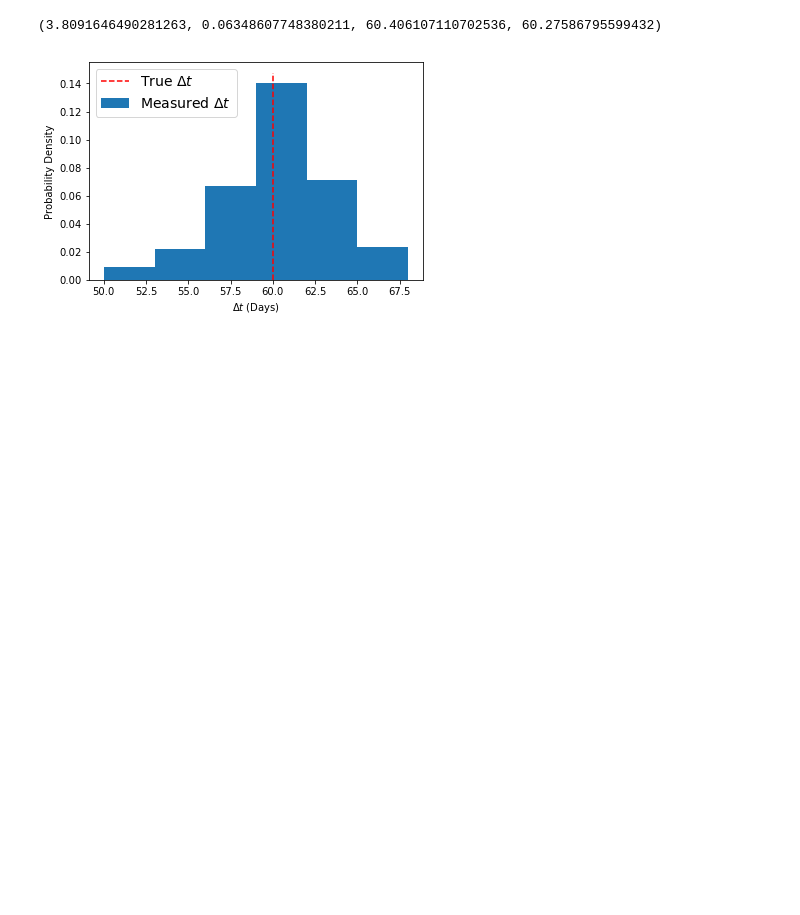
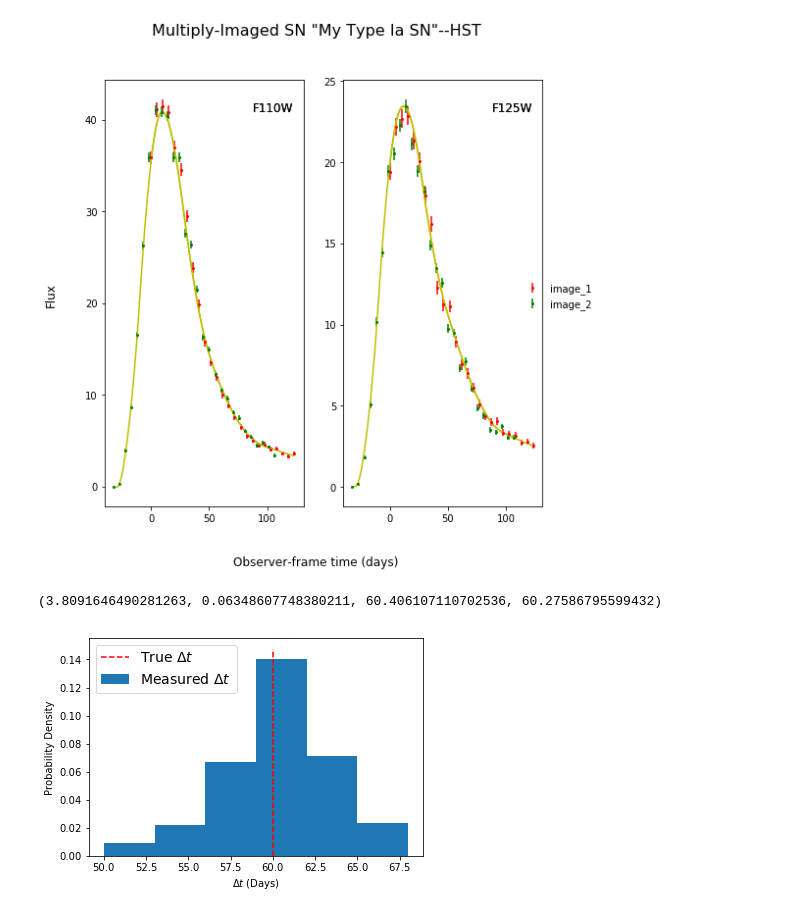
Before and after one commit to jpierel14/sntd, a Jupyter notebook: manuscript_caseStudies.ipynb, the cells around one changed output. Drawn from its saved outputs; the diff is of its cells as text; code cells hidden in the pictures; blank space fills up the shorter version.

Commit message:
combined fit all good

```diff
--- a/manuscript_caseStudies.ipynb
+++ b/manuscript_caseStudies.ipynb
@@ -37,13 +49,17 @@ fig=fitCurves.plot_object(savefig=False,showModel=False,combined=False,showFit=T
 # %%
-reload(fitting)
-reload(io)
-fitCurves=sntd.fit_data(fitCurves,snType='Ia', models=modname,bands=['F110W'],
-                        params=['x0','x1','t0','c'],constants={'z':1.33},
-                        combinedGrids={'td':(-5,5),'mu':(-.2,.2)},
+reload(sntd.fitting)
+reload(sntd.io)
+#fitCurves.plot_object()
+#plt.show()
+fitCurves2=sntd.fit_data(fitCurves,snType='Ia', models=modname,bands=['F110W','F125W'],
+                        params=['x1','c'],constants={'z':1.33},
+                        combinedGrids={'td':(-10,10),'mu':(-.2,.2)},
                         bounds={'x1':(-2,2),'c':(0,1)},showPlots=False,method='combined')
 #myMISN.combine_curves(time_delays={'image_1':10,'image_2':78},magnifications={'image_1':7,'image_2':3.5})
-fig=fitCurves.plot_object(savefig=False,showModel=False,combined=True,showFit=True,showMicro=False)
+fig=fitCurves2.plot_object(savefig=False,showModel=False,combined=True,showFit=True,showMicro=False)
 plt.show()
+# %% [output]
+[figure, added]
 # %%
 sim_files=[x for x in glob.glob(os.path.join('..','..','Desktop','*.dat')) if 'Ia' in x]
 file_key={'lcs':0,'microerr':1,'params':2,'t0err':3,'tds':4}
```
Also changed, not shown: parts of 2 cells of this notebook, 3 other files.
